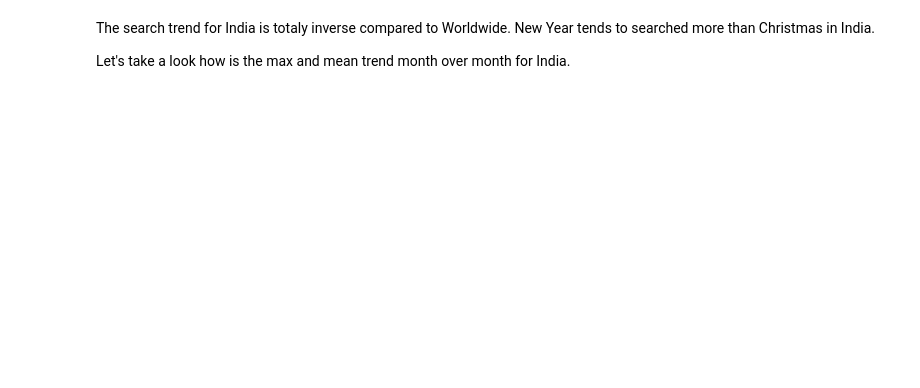
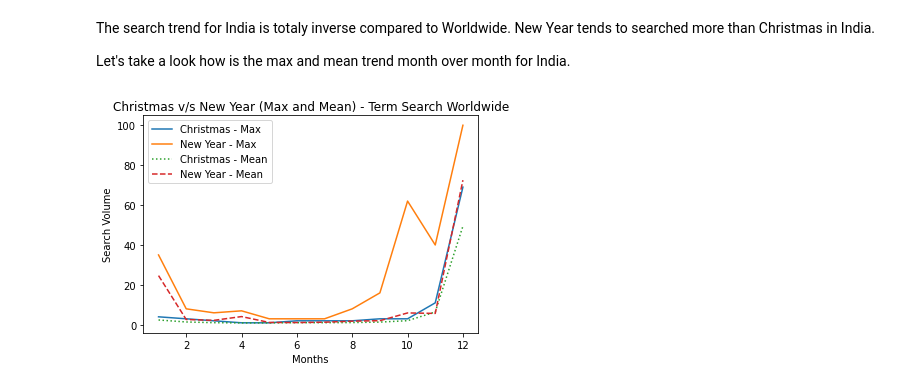
Before and after one commit to anveshsaxena/Christmas-vs-New_Year, a Jupyter notebook: christmas-v-s-new-year.ipynb, the cells around one changed output. Saved outputs shown, nothing was run; the diff lists cells and outputs as text; code cells hidden in the pictures; blank space fills up the shorter version.

```diff
--- a/christmas-v-s-new-year.ipynb
+++ b/christmas-v-s-new-year.ipynb
@@ -149,10 +197,12 @@ mean_trend_in = data_india.groupby("month").mean().reset_index()
 # %%
 plt.plot(max_trend_in.month, max_trend_in.Christmas, "-")
 plt.plot(max_trend_in.month, max_trend_in.New_Year, "-")
 plt.plot(mean_trend_in.month, mean_trend_in.Christmas, ":")
 plt.plot(mean_trend_in.month, mean_trend_in.New_Year, "--")
 plt.legend(["Christmas - Max","New Year - Max","Christmas - Mean", "New Year - Mean"])
-plt.title("Christmas v/s New Year (Max and Mean) - Term Search India")
+plt.title("Christmas v/s New Year (Max and Mean) - Term Search Worldwide")
 plt.xlabel("Months")
 plt.ylabel("Search Volume")
 plt.show()
+# %% [output]
+[figure, added]
```
Also changed, not shown: parts of 11 cells of this notebook.
